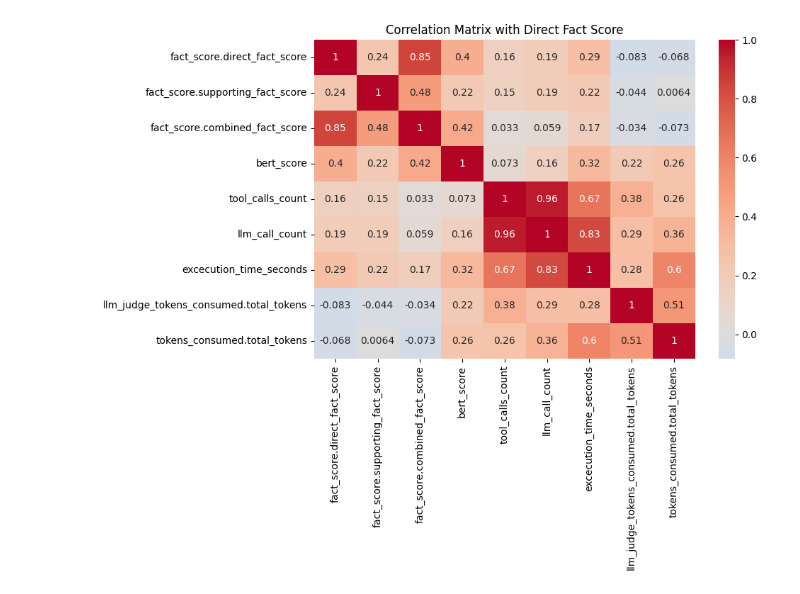
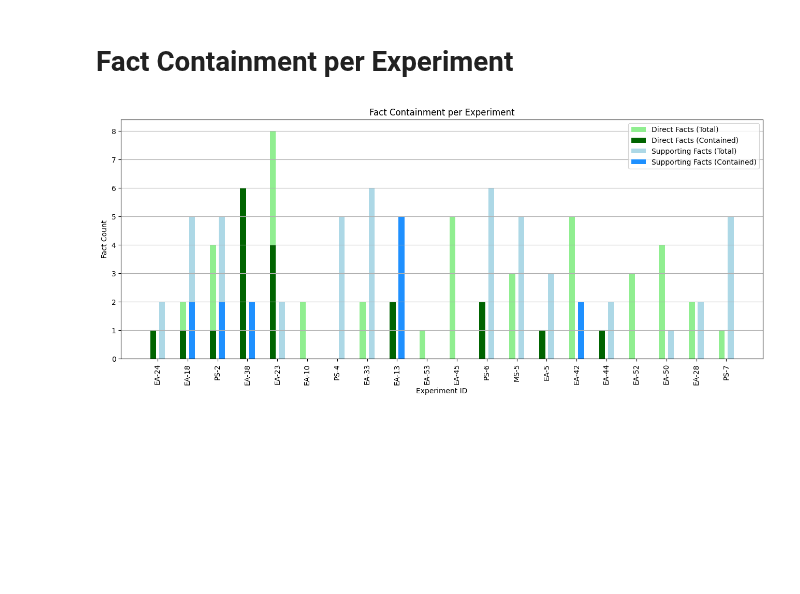
Before and after one commit to mrrestre/react_agent_in_edp, a Jupyter notebook: experiments/interpretation/experiment_viewer.ipynb, the cells around one changed output. Cells and saved outputs as stored; diff of their text form; code cells hidden in the pictures; blank space fills up the shorter version.

Commit message:
improved data visualizations

```diff
--- a/experiments/interpretation/experiment_viewer.ipynb
+++ b/experiments/interpretation/experiment_viewer.ipynb
@@ -203,28 +243,50 @@ plt.show()
-# %%
-import seaborn as sns
-import matplotlib.pyplot as plt
-
-# Select relevant numeric columns
-numeric_cols = [
-    "fact_score.direct_fact_score",
-    "fact_score.supporting_fact_score",
-    "fact_score.combined_fact_score",
-    "bert_score",
-    "tool_calls_count",
-    "llm_call_count",
-    "excecution_time_seconds",
-    "llm_judge_tokens_consumed.total_tokens",
-    "tokens_consumed.total_tokens",
-]
-
-# Compute correlations
-corr_matrix = df[numeric_cols].corr()
-
-# Plot heatmap
-plt.figure(figsize=(10, 8))
-sns.heatmap(corr_matrix, annot=True, cmap="coolwarm", center=0)
-plt.title("Correlation Matrix with Direct Fact Score")
-plt.tight_layout()
-plt.show()
-# %% [output]
-[figure, removed]
+# %% [markdown]
+# Fact Containment per Experiment
+# %%
+# Setup
+num_experiments = len(df)
+x = np.arange(num_experiments)
+
+plt.figure(figsize=(16, 6))
+
+# Plot direct facts
+plt.bar(
+    x - 0.15,
+    df["direct_facts_total"],
+    width=0.2,
+    label="Direct Facts (Total)",
+    color="lightgreen",
+)
+plt.bar(
+    x - 0.15,
+    df["direct_facts_contained"],
+    width=0.2,
+    label="Direct Facts (Contained)",
+    color="darkgreen",
+)
+
+# Plot supporting facts
+plt.bar(
+    x + 0.15,
+    df["supporting_facts_total"],
+    width=0.2,
+    label="Supporting Facts (Total)",
+    color="lightblue",
+)
+plt.bar(
+    x + 0.15,
+    df["supporting_facts_contained"],
+    width=0.2,
+    label="Supporting Facts (Contained)",
+    color="dodgerblue",
+)
+
+plt.xlabel("Experiment ID")
+plt.ylabel("Fact Count")
+plt.title("Fact Containment per Experiment")
+plt.xticks(x, df["id"], rotation=90)
+plt.legend()
+plt.grid(axis="y")
+plt.show()
+# %% [output]
+[figure, added]
```
Also changed, not shown: parts of 20 cells of this notebook, 9 other files.
